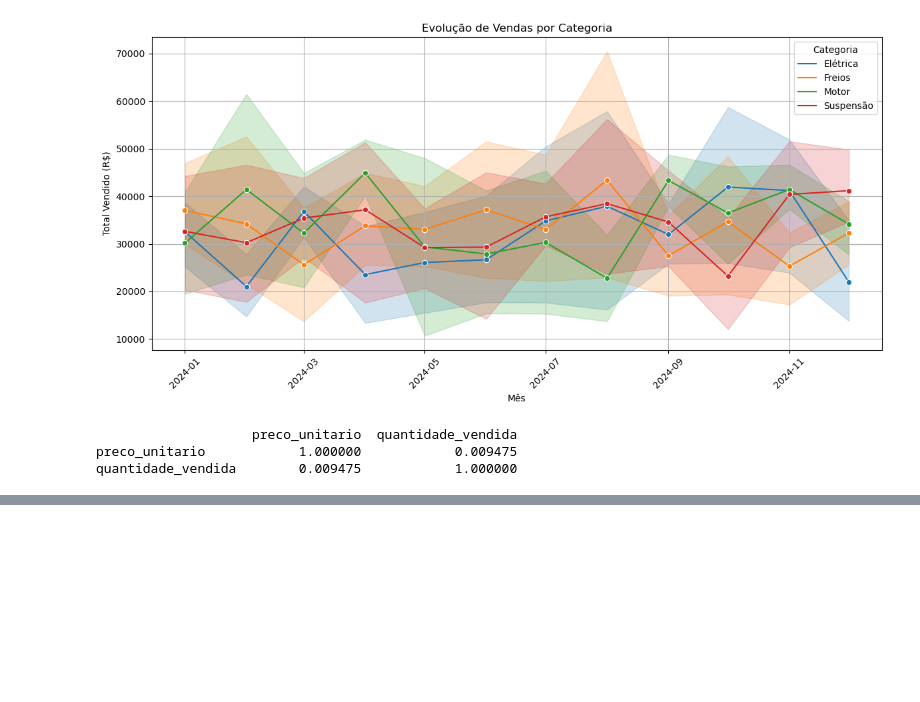
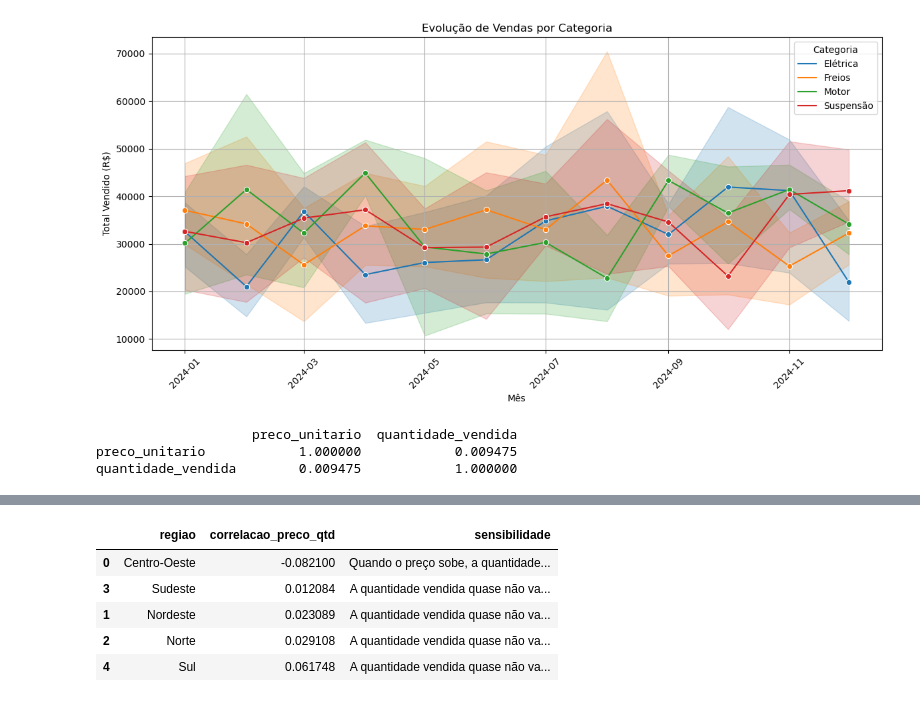
Before and after one commit to juliaborgess18/analise-de-vendas-com-python, a Jupyter notebook: analytics/main.ipynb, the cells around one changed output, grey strips where cells are left out. Cells and saved outputs as stored; diff of their text form; code cells hidden in the pictures; blank space fills up the shorter version.

```diff
--- a/analytics/main.ipynb
+++ b/analytics/main.ipynb
@@ -126,0 +136,4 @@ quantidade_vendida        0.009475            1.000000
+# %%
+agrupado = df_vendas.groupby('regiao')[['preco_unitario','quantidade_vendida']].corr().iloc[0::2, -1].reset_index()
+agrupado = agrupado.rename(columns={'quantidade_vendida': 'correlacao_preco_qtd'})
+agrupado = agrupado[['regiao', 'correlacao_preco_qtd']].sort_values(by='correlacao_preco_qtd')
@@ -126,0 +147,16 @@ quantidade_vendida        0.009475            1.000000
+# %%
+def classificar_sensibilidade(valor):
+    if valor <= -0.05:
+        return 'Quando o preço sobe, a quantidade vendida cai'
+
+    return 'A quantidade vendida quase não varia com o preço'
+
+agrupado['sensibilidade'] = agrupado['correlacao_preco_qtd'].apply(classificar_sensibilidade)
+agrupado
+# %% [output]
+|  | regiao | correlacao_preco_qtd | sensibilidade |
+| 0 | Centro-Oeste | -0.082100 | Quando o preço sobe, a quantidade... |
+| 3 | Sudeste | 0.012084 | A quantidade vendida quase não va... |
+| 1 | Nordeste | 0.023089 | A quantidade vendida quase não va... |
+| 2 | Norte | 0.029108 | A quantidade vendida quase não va... |
+| 4 | Sul | 0.061748 | A quantidade vendida quase não va... |
```
Also changed, not shown: parts of 2 cells of this notebook.
